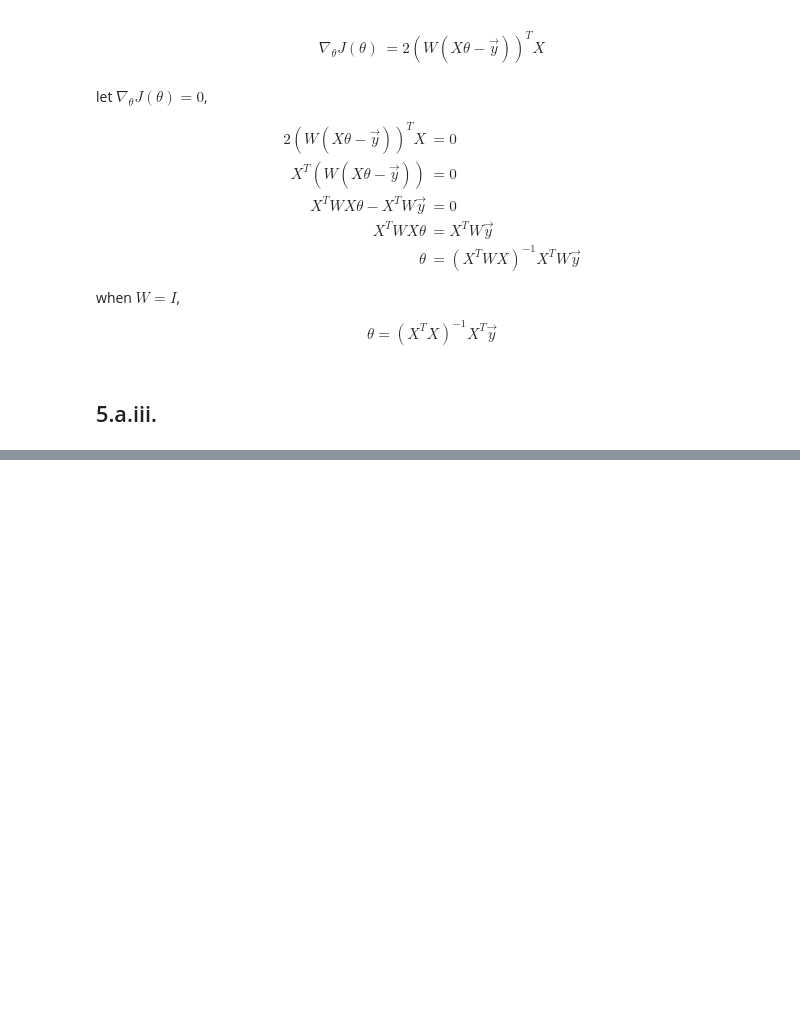
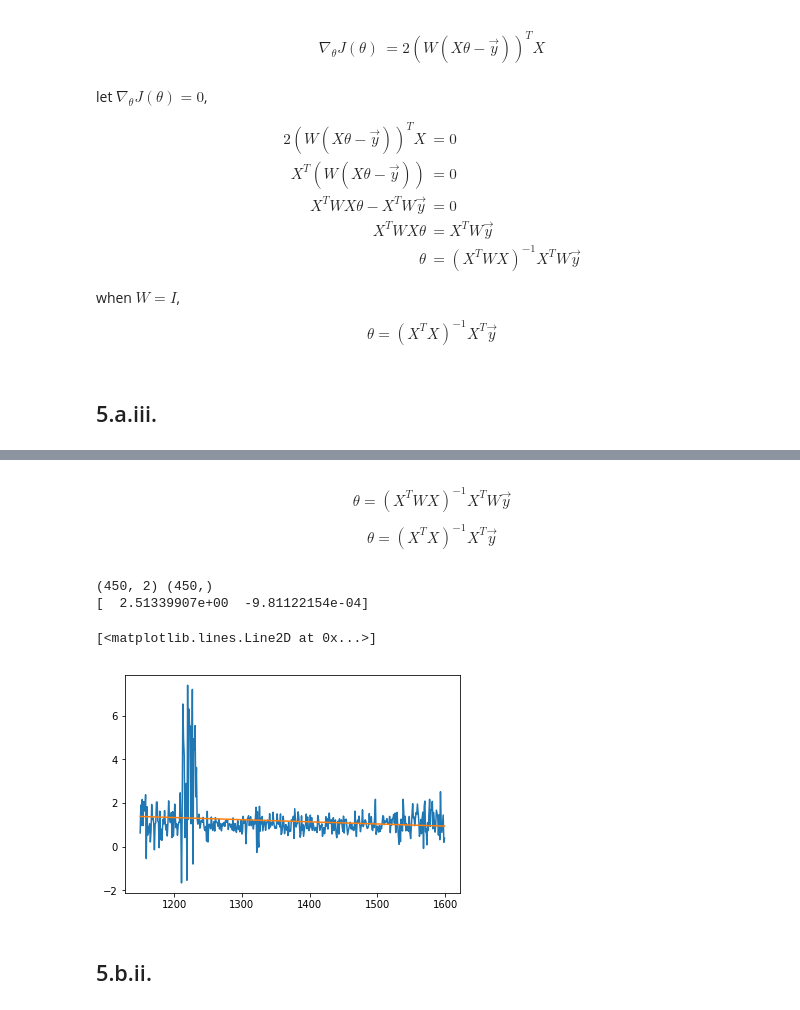
Before and after one commit to Conglang/DeepOps, a Jupyter notebook: stanford_cs229/ps1/ps1_5_regression_for_denoising_quasar_spectra.ipynb, the cells around one changed output, grey strips where cells are left out. Cells and saved outputs as stored; diff of their text form; code cells hidden in the pictures; blank space fills up the shorter version.

```diff
--- a/stanford_cs229/ps1/ps1_5_regression_for_denoising_quasar_spectra.ipynb
+++ b/stanford_cs229/ps1/ps1_5_regression_for_denoising_quasar_spectra.ipynb
@@ -109,0 +133,32 @@ $$\theta = (X^T X)^{-1} X^T \vec{y}$$
+# %% [markdown]
+$$\theta = (X^T W X)^{-1} X^T W \vec{y}$$
+$$\theta = (X^T X)^{-1} X^T \vec{y}$$
+# %%
+def optimize(X, y, W = None):
+    if W is None:
+        return np.linalg.inv(X.T.dot(X)).dot(X.T).dot(y)
+    return np.linalg.inv(X.T.dot(W).dot(X)).dot(X.T).dot(W).dot(y)
+# %%
+def make_X():
+    X = np.ones(train_df.shape[1])
+    X = np.column_stack([X, train_df.columns.values.astype(np.float32)])
+    return X
+def make_y(i):
+    return train_df.loc[i,:].as_matrix()
+# %%
+X0 = make_X()
+y0 = make_y(0)
+print(X0.shape, y0.shape)
+theta = optimize(X0, y0, None)
+print(theta)
+# %% [output]
+(450, 2) (450,)
+[  2.51339907e+00  -9.81122154e-04]
+# %%
+plt.plot(all_spec, train_df.loc[0].values)
+plt.plot(all_spec, X0.dot(theta))
+# %% [output]
+[<matplotlib.lines.Line2D at 0x...>]
+[figure, added]
+# %% [markdown]
+## 5.b.ii.
```
Also changed, not shown: parts of 37 cells of this notebook.
